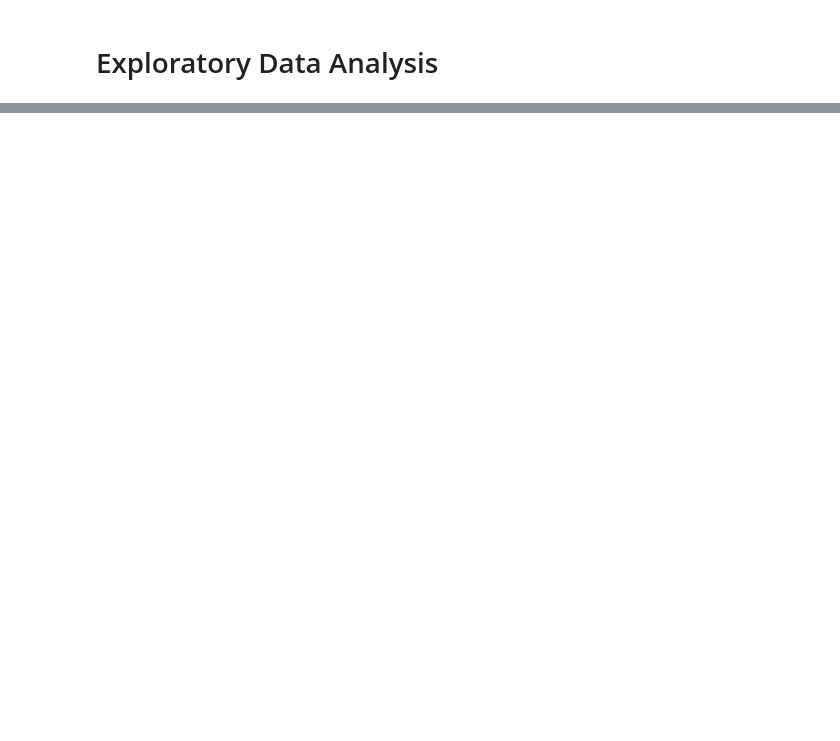
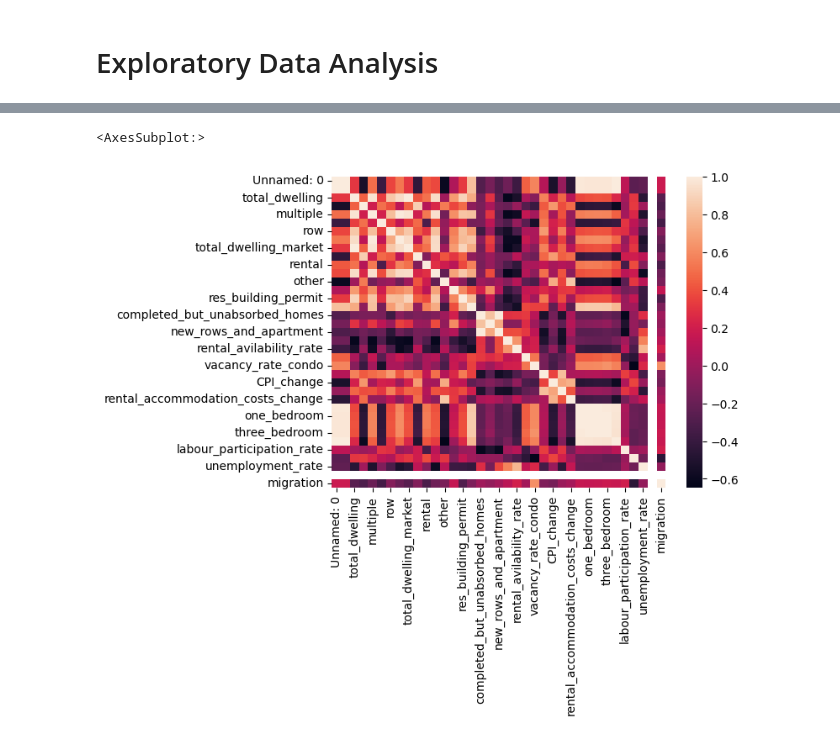
Before and after one commit to ubco-W2022T1-cosc301/group13, a Jupyter notebook: notebooks/analysis1.ipynb, the cells around one changed output, grey strips where cells are left out. Saved outputs shown, nothing was run; the diff lists cells and outputs as text; code cells hidden in the pictures; blank space fills up the shorter version.

```diff
--- a/notebooks/analysis1.ipynb
+++ b/notebooks/analysis1.ipynb
@@ -35,0 +109,5 @@ dataset
+# %%
+sns.heatmap(dataset_vanc.corr())
+# %% [output]
+<AxesSubplot:>
+[figure, added]
```
Also changed, not shown: parts of 21 cells of this notebook, 6 other files.
